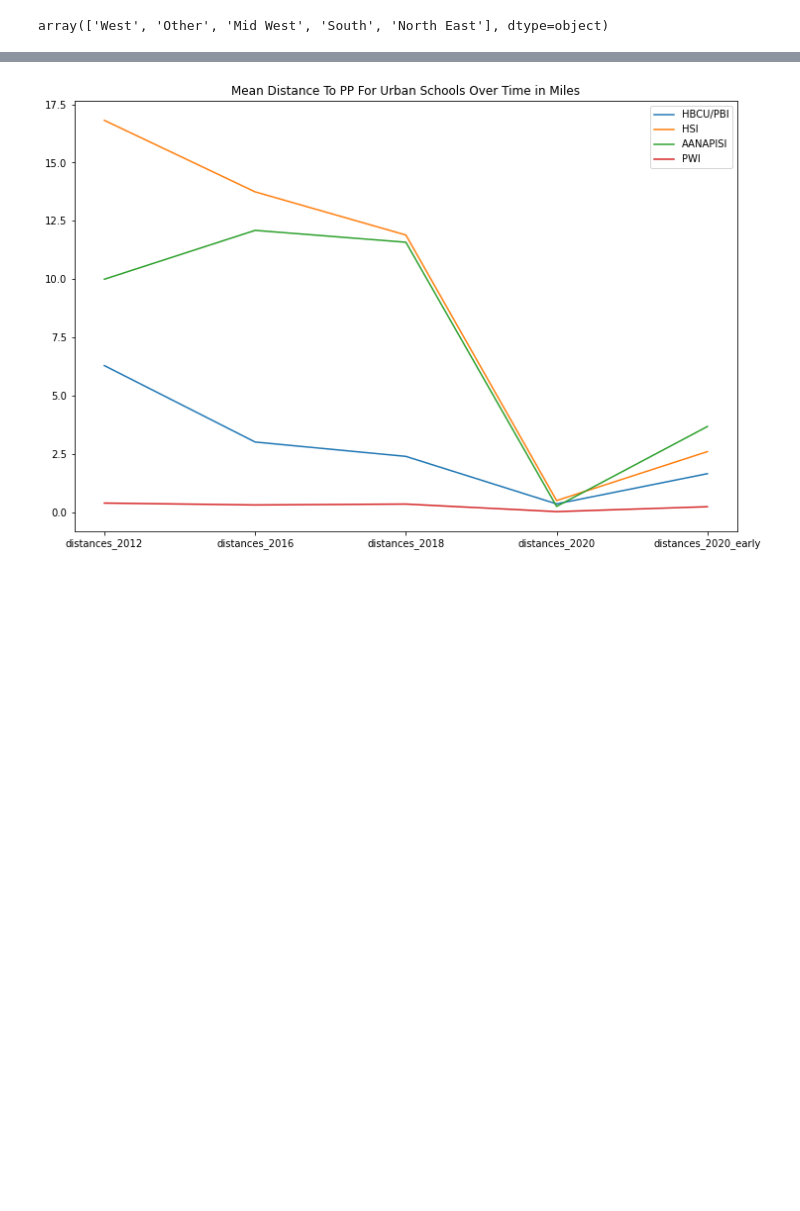
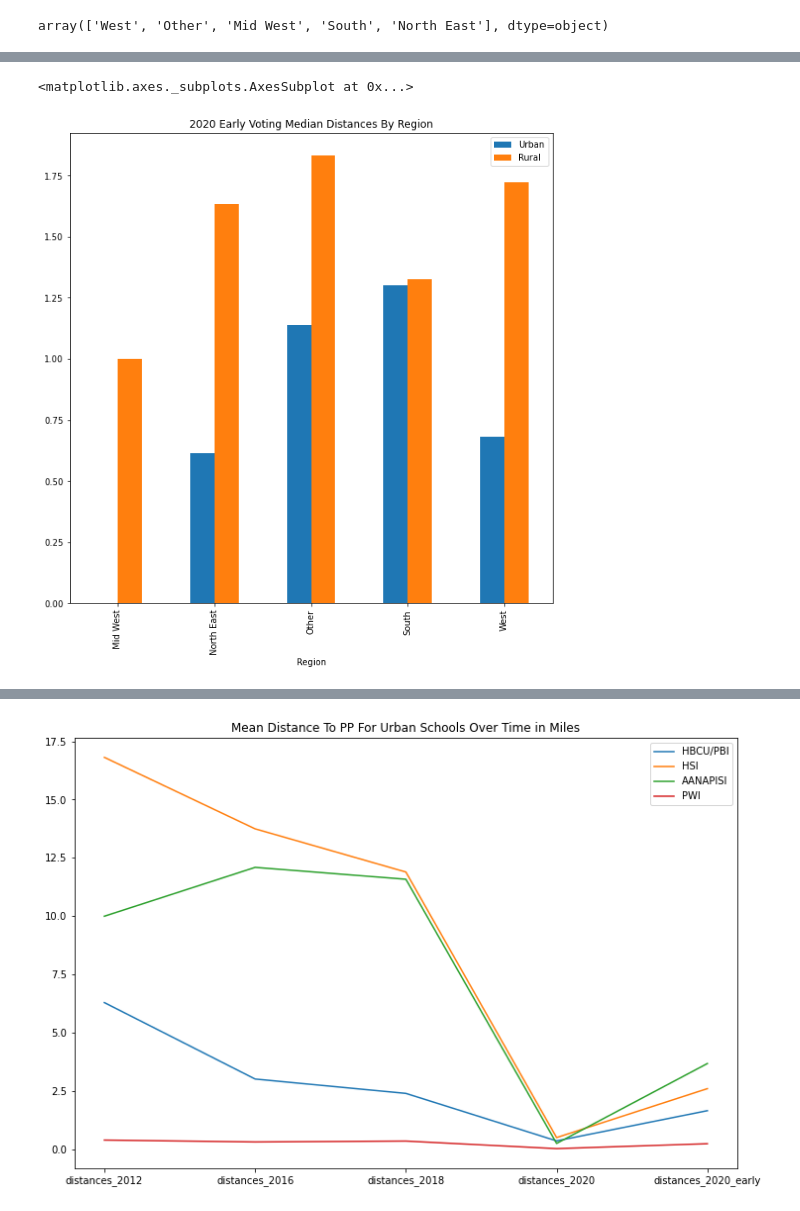
Before and after one commit to nickeubank/mtv_viacom_capstone, a Jupyter notebook: 10_code/30_analysis/UrbanRuralAnalysis.ipynb, the cells around one changed output, grey strips where cells are left out. Saved outputs shown, nothing was run; the diff lists cells and outputs as text; code cells hidden in the pictures; blank space fills up the shorter version.

```diff
--- a/10_code/30_analysis/UrbanRuralAnalysis.ipynb
+++ b/10_code/30_analysis/UrbanRuralAnalysis.ipynb
@@ -27,0 +48,9 @@ rural = data[data['POPPCT_RURAL'] > co]
+# %%
+dfu = urban[["distances_2020_early","Region"]].groupby('Region').median()/1609
+dfr = rural[["distances_2020_early","Region"]].groupby('Region').median()/1609
+df = pd.merge(dfu,dfr, on='Region')
+df.columns = ['Urban','Rural']
+df.plot.bar(title='2020 Early Voting Median Distances By Region',figsize=(10,10))
+# %% [output]
+<matplotlib.axes._subplots.AxesSubplot at 0x...>
+[figure, added]
```
Also changed, not shown: parts of 11 cells of this notebook.
